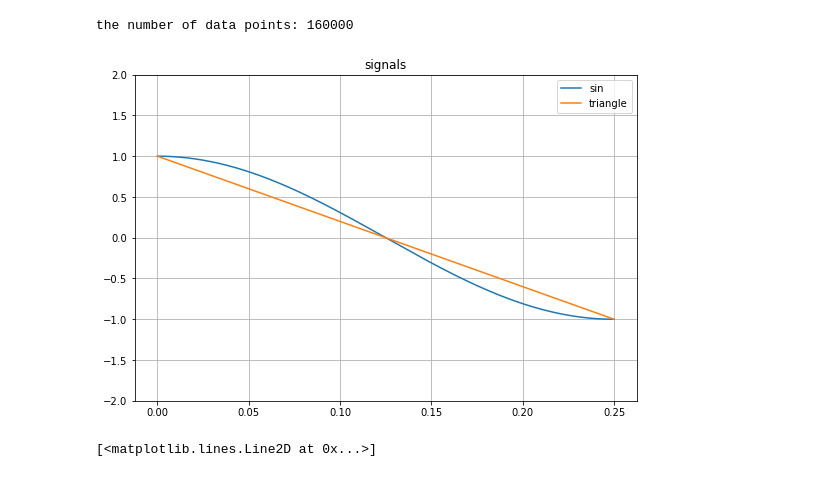
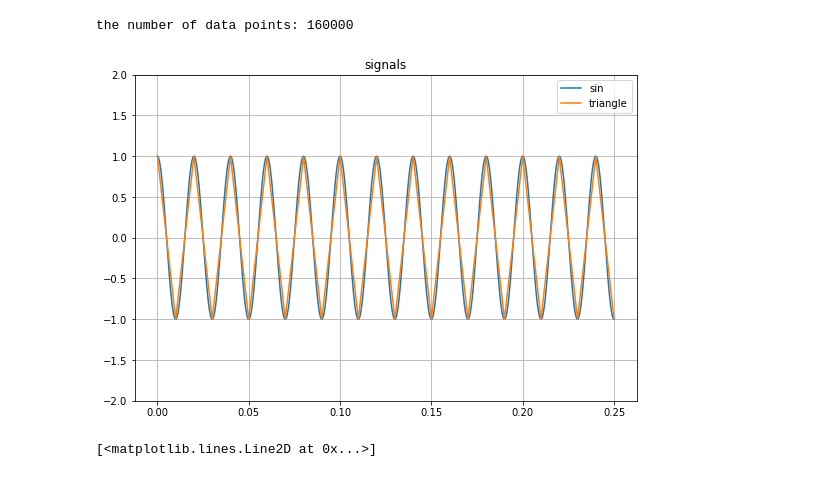
Before and after one commit to cross32768/WaveCycleGAN_experiment, a Jupyter notebook: WaveCycleGAN.ipynb, the cells around one changed output. Saved outputs shown, nothing was run; the diff lists cells and outputs as text; code cells hidden in the pictures.

```diff
--- a/WaveCycleGAN.ipynb
+++ b/WaveCycleGAN.ipynb
@@ -13,26 +13,26 @@ import tensorboardX as tbx
 # %%
 # 学習に使う人工データの生成
 sampling_rate = 16000  # サンプリング周波数 [Hz]
 len_seconds = 10  # データの波形の秒数 [s]
-f_original = 2  # データの波形の周波数
+f_original = 50  # データの波形の周波数
 t = np.arange(0, len_seconds, 1 / sampling_rate)  # サンプリング点
 x_signal = np.cos(2 * np.pi * f_original * t).astype(np.float32)  # 正弦波の生成
 y_signal = np.array(sawtooth(2 * np.pi * f_original * t + np.pi, 0.5)).astype(np.float32)  # 三角波の生成
 print('the number of data points:', len(x_signal))
 
 # 原信号を描画する
 %matplotlib inline
 plt.figure(figsize = (9, 6))
 plt.plot(t[:4000], x_signal[:4000], label='sin')
 plt.plot(t[:4000], y_signal[:4000], label='triangle')
 plt.title('signals')
 plt.ylim([-2.0, 2.0])
 plt.grid()
 plt.legend()
 plt.show()
 # %% [output]
 the number of data points: 160000
-[figure, old version]
+[figure, new version]
 # %%
 class UnpairedWaveDataset(Dataset):
     def __init__(self, x, y, length, sync, transform=None):
```
Also changed, not shown: parts of 1 cell of this notebook, 2 other files.
